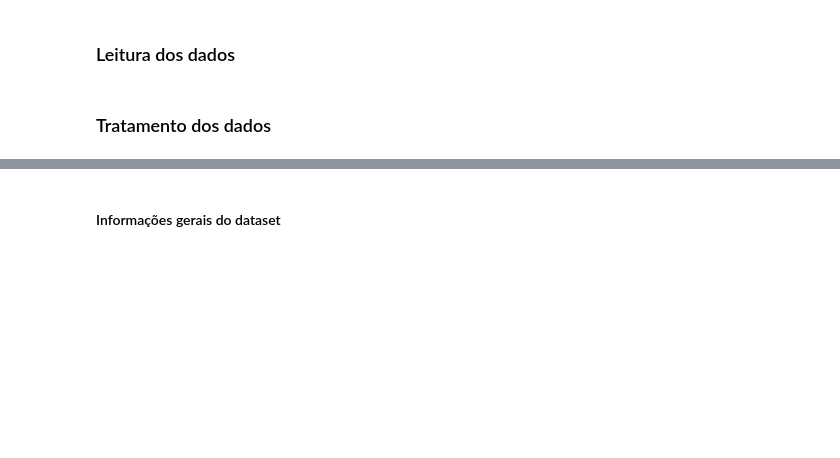
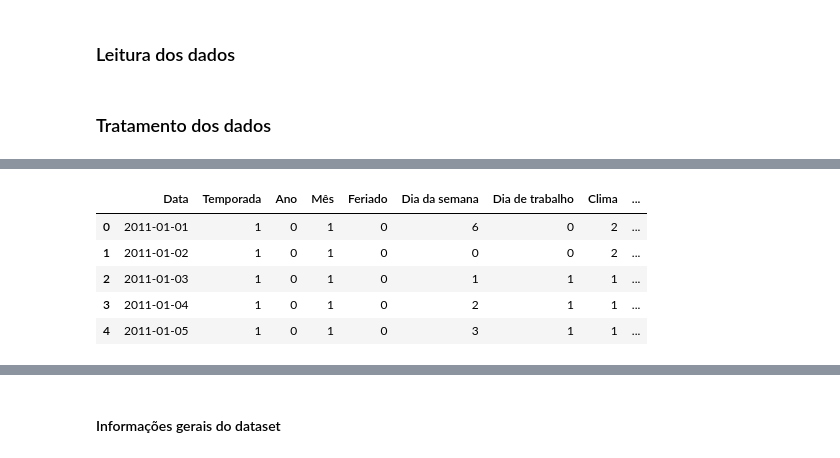
Before and after one commit to MarceloBindi30/A3_AnaliseDeDados, a Jupyter notebook: A3_Main.ipynb, the cells around one changed output, grey strips where cells are left out. Drawn from its saved outputs; the diff is of its cells as text; code cells hidden in the pictures; blank space fills up the shorter version.

```diff
--- a/A3_Main.ipynb
+++ b/A3_Main.ipynb
@@ -111,0 +88,11 @@ df.head(5)
+# %%
+#REMOVE O INDEXADOR DA PLANILHA
+df_traduzido = df_traduzido.drop(columns=['Instante'])
+df_traduzido.head(5)
+# %% [output]
+|  | Data | Temporada | Ano | Mês | Feriado | Dia da semana | Dia de trabalho | Clima | ... |
+| 0 | 2011-01-01 | 1 | 0 | 1 | 0 | 6 | 0 | 2 | ... |
+| 1 | 2011-01-02 | 1 | 0 | 1 | 0 | 0 | 0 | 2 | ... |
+| 2 | 2011-01-03 | 1 | 0 | 1 | 0 | 1 | 1 | 1 | ... |
+| 3 | 2011-01-04 | 1 | 0 | 1 | 0 | 2 | 1 | 1 | ... |
+| 4 | 2011-01-05 | 1 | 0 | 1 | 0 | 3 | 1 | 1 | ... |
```
Also changed, not shown: parts of 9 cells of this notebook.
